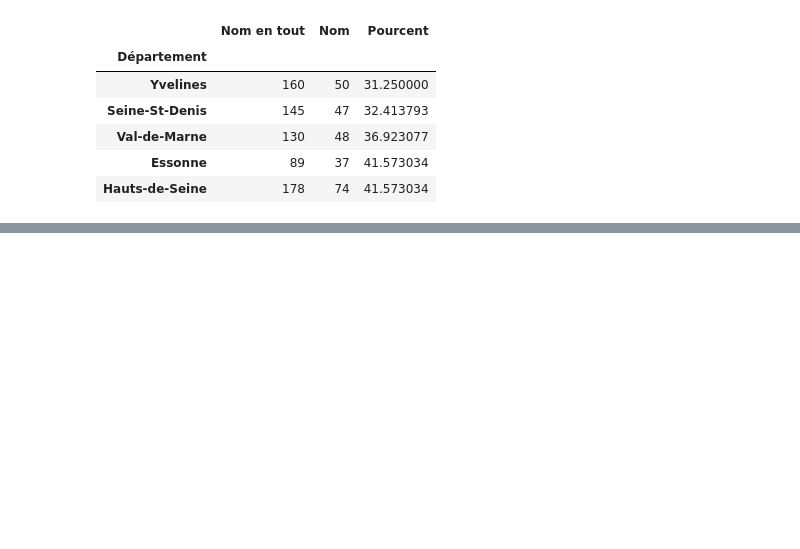
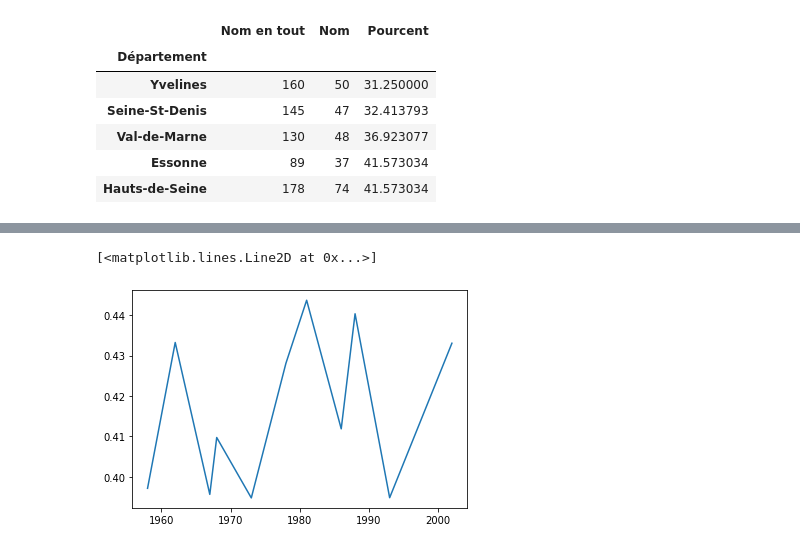
Before and after one commit to dusylvain/Projet-Python-deputes, a Jupyter notebook: statistiques_descriptives_depute.ipynb, the cells around one changed output, grey strips where cells are left out. Saved outputs shown, nothing was run; the diff lists cells and outputs as text; code cells hidden in the pictures; blank space fills up the shorter version.

```diff
--- a/statistiques_descriptives_depute.ipynb
+++ b/statistiques_descriptives_depute.ipynb
@@ -557,0 +574,5 @@ dtype: int64
+# %%
+plt.plot(date_leg_5[:11], pcterroir_5[:11])
+# %% [output]
+[<matplotlib.lines.Line2D at 0x...>]
+[figure, added]
```
Also changed, not shown: parts of 20 cells of this notebook.
